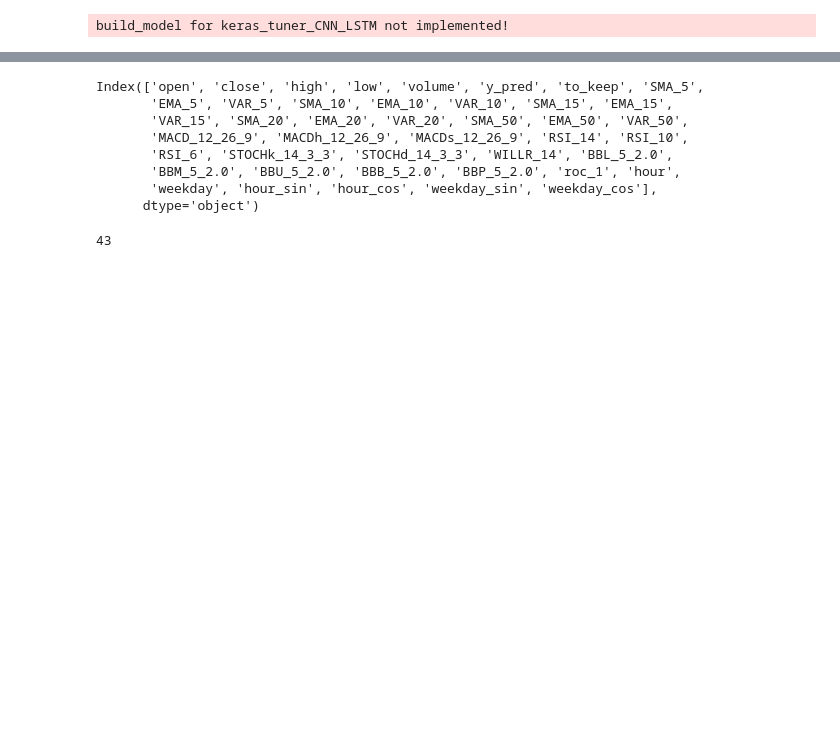
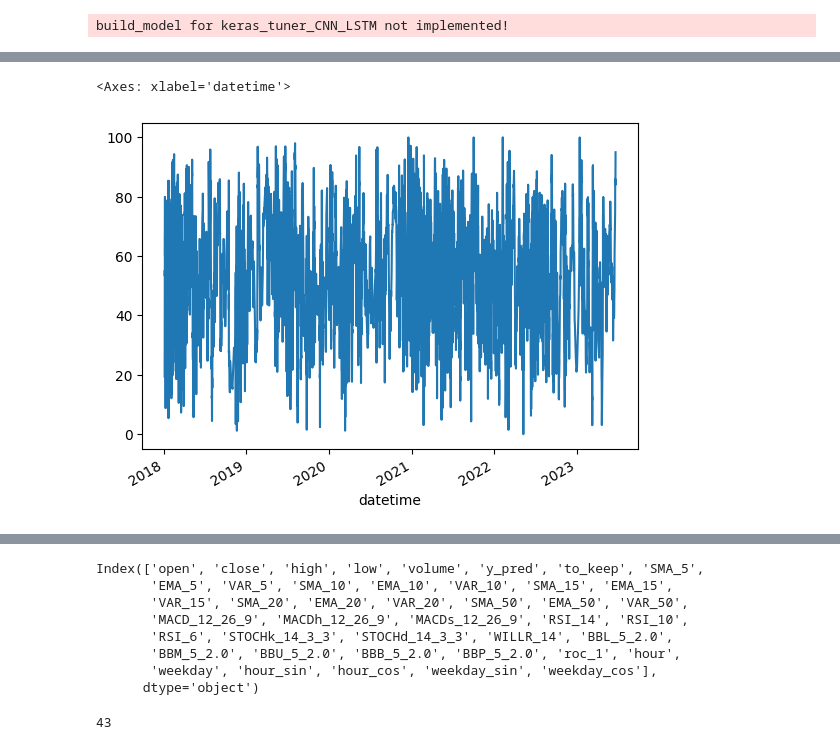
Before and after one commit to pgradz/ml_investing_wne, a Jupyter notebook: src/ml_investing_wne/notebooks/features.ipynb, the cells around one changed output, grey strips where cells are left out. Cells and saved outputs as stored; diff of their text form; code cells hidden in the pictures; blank space fills up the shorter version.

```diff
--- a/src/ml_investing_wne/notebooks/features.ipynb
+++ b/src/ml_investing_wne/notebooks/features.ipynb
@@ -24,0 +72,5 @@ maxCacheSize: 5.33 GB
+# %%
+experiment.df['MFI_14'].plot()
+# %% [output]
+<Axes: xlabel='datetime'>
+[figure, added]
```
Also changed, not shown: parts of 7 cells of this notebook, 11 other files.
